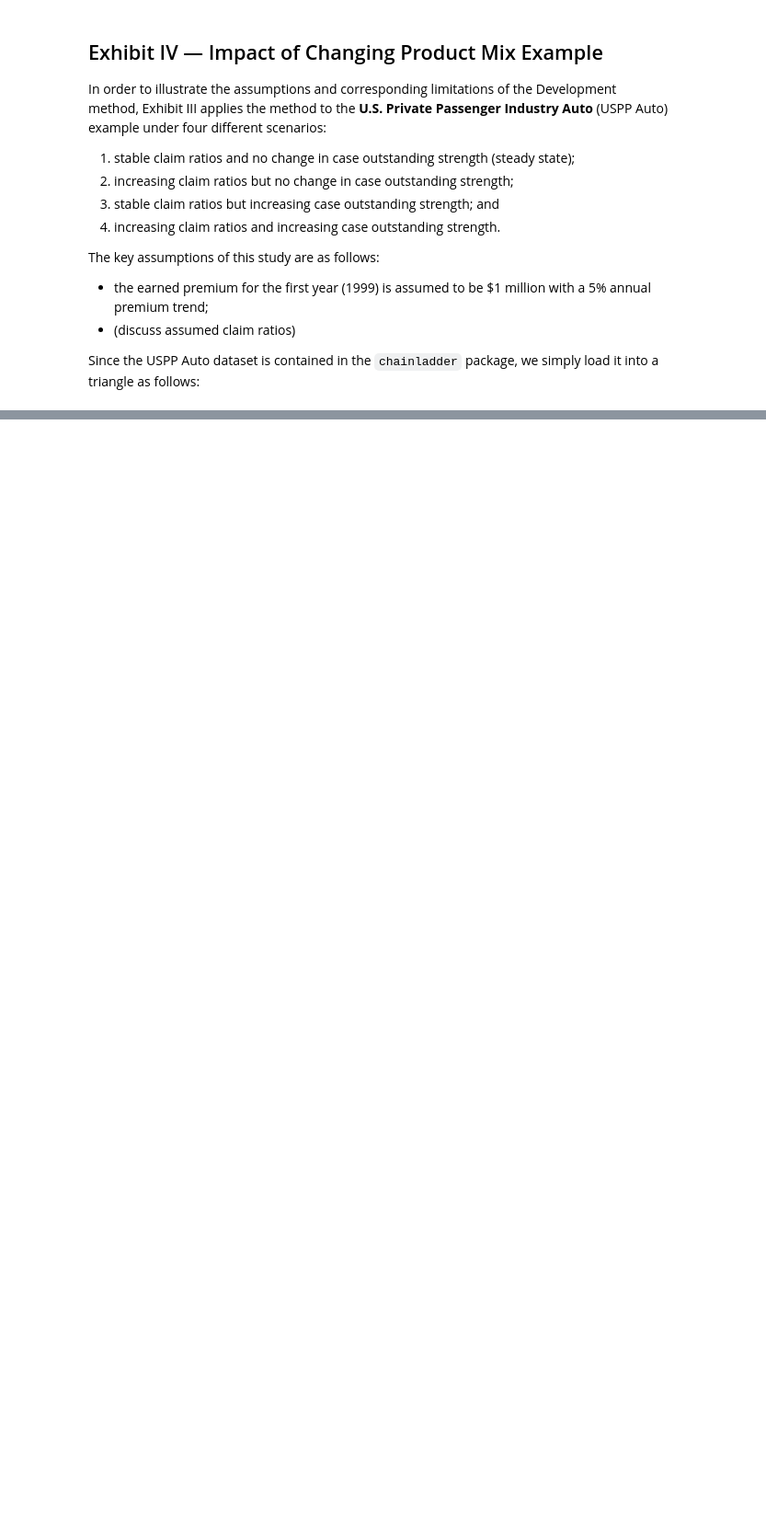
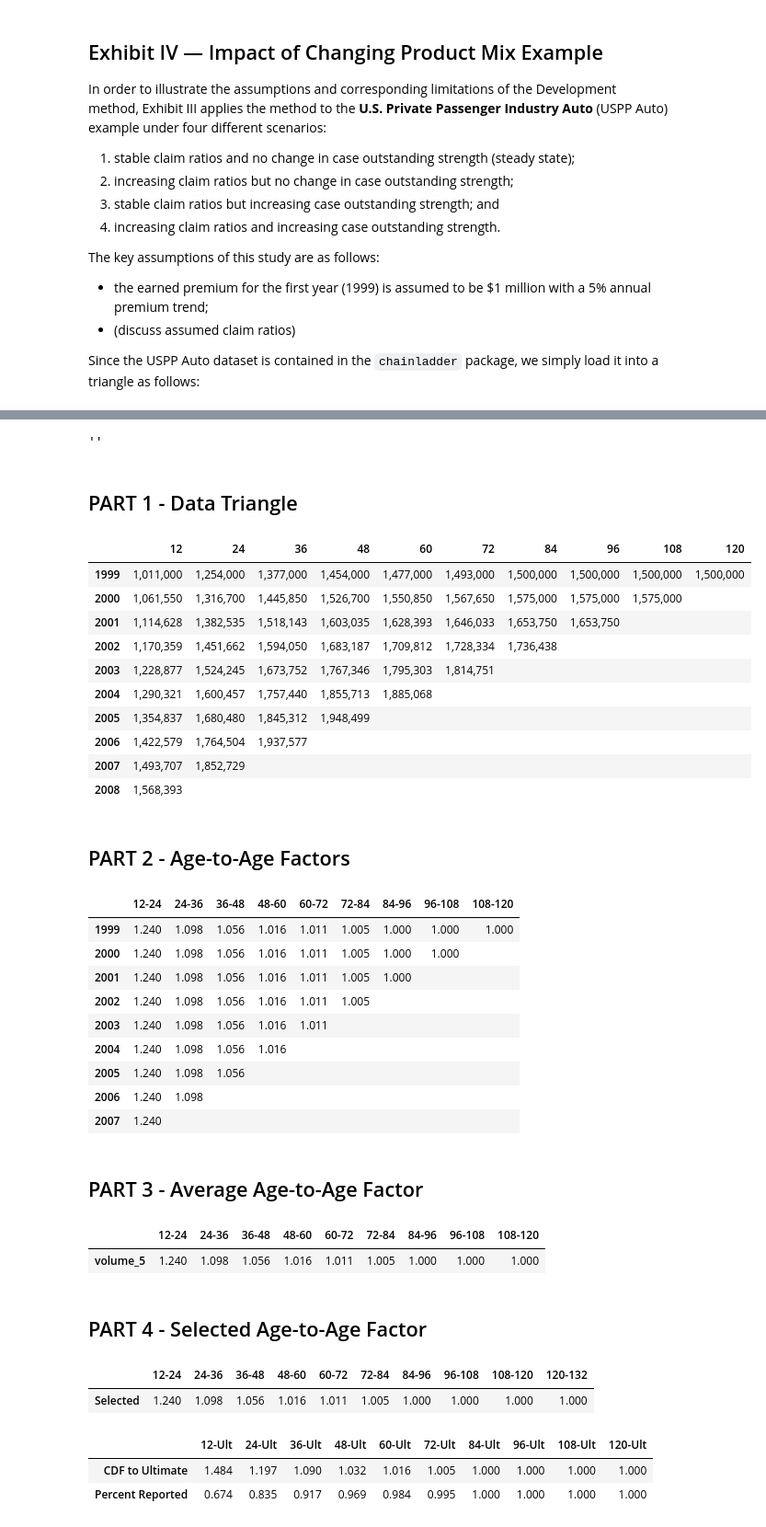
Before and after one commit to casact/chainladder-python, a Jupyter notebook: docs/friedland/chapter_7_part_2.ipynb, the cells around one changed output, grey strips where cells are left out. Shown at 92% size. Cells and saved outputs as stored; diff of their text form; code cells hidden in the pictures; blank space fills up the shorter version.

```diff
--- a/docs/friedland/chapter_7_part_2.ipynb
+++ b/docs/friedland/chapter_7_part_2.ipynb
@@ -782,0 +1083,36 @@ Since the USPP Auto dataset is contained in the `chainladder` package, we simply
+# %%
+_ = dev_exhibit(data.loc["Steady State", "Reported Claims"],avg_params={"volume_5": {'n_periods': 5, 'average': 'volume'}},selected_avg='volume_5',tail=1)
+# %% [output]
+''
+PART 1 - Data Triangle
+|  | 12 | 24 | 36 | 48 | 60 | 72 | 84 | 96 | 108 | 120 |
+| 1999 | 1,011,000 | 1,254,000 | 1,377,000 | 1,454,000 | 1,477,000 | 1,493,000 | 1,500,000 | 1,500,000 | 1,500,000 | 1,500,000 |
+| 2000 | 1,061,550 | 1,316,700 | 1,445,850 | 1,526,700 | 1,550,850 | 1,567,650 | 1,575,000 | 1,575,000 | 1,575,000 |  |
+| 2001 | 1,114,628 | 1,382,535 | 1,518,143 | 1,603,035 | 1,628,393 | 1,646,033 | 1,653,750 | 1,653,750 |  |  |
+| 2002 | 1,170,359 | 1,451,662 | 1,594,050 | 1,683,187 | 1,709,812 | 1,728,334 | 1,736,438 |  |  |  |
+| 2003 | 1,228,877 | 1,524,245 | 1,673,752 | 1,767,346 | 1,795,303 | 1,814,751 |  |  |  |  |
+| 2004 | 1,290,321 | 1,600,457 | 1,757,440 | 1,855,713 | 1,885,068 |  |  |  |  |  |
+| 2005 | 1,354,837 | 1,680,480 | 1,845,312 | 1,948,499 |  |  |  |  |  |  |
+| 2006 | 1,422,579 | 1,764,504 | 1,937,577 |  |  |  |  |  |  |  |
+| 2007 | 1,493,707 | 1,852,729 |  |  |  |  |  |  |  |  |
+| 2008 | 1,568,393 |  |  |  |  |  |  |  |  |  |
+PART 2 - Age-to-Age Factors
+|  | 12-24 | 24-36 | 36-48 | 48-60 | 60-72 | 72-84 | 84-96 | 96-108 | 108-120 |
+| 1999 | 1.240 | 1.098 | 1.056 | 1.016 | 1.011 | 1.005 | 1.000 | 1.000 | 1.000 |
+| 2000 | 1.240 | 1.098 | 1.056 | 1.016 | 1.011 | 1.005 | 1.000 | 1.000 |  |
+| 2001 | 1.240 | 1.098 | 1.056 | 1.016 | 1.011 | 1.005 | 1.000 |  |  |
+| 2002 | 1.240 | 1.098 | 1.056 | 1.016 | 1.011 | 1.005 |  |  |  |
+| 2003 | 1.240 | 1.098 | 1.056 | 1.016 | 1.011 |  |  |  |  |
+| 2004 | 1.240 | 1.098 | 1.056 | 1.016 |  |  |  |  |  |
+| 2005 | 1.240 | 1.098 | 1.056 |  |  |  |  |  |  |
+| 2006 | 1.240 | 1.098 |  |  |  |  |  |  |  |
+| 2007 | 1.240 |  |  |  |  |  |  |  |  |
+PART 3 - Average Age-to-Age Factor
+|  | 12-24 | 24-36 | 36-48 | 48-60 | 60-72 | 72-84 | 84-96 | 96-108 | 108-120 |
+| volume_5 | 1.240 | 1.098 | 1.056 | 1.016 | 1.011 | 1.005 | 1.000 | 1.000 | 1.000 |
+PART 4 - Selected Age-to-Age Factor
+|  | 12-24 | 24-36 | 36-48 | 48-60 | 60-72 | 72-84 | 84-96 | 96-108 | 108-120 | 120-132 |
+| Selected | 1.240 | 1.098 | 1.056 | 1.016 | 1.011 | 1.005 | 1.000 | 1.000 | 1.000 | 1.000 |
+|  | 12-Ult | 24-Ult | 36-Ult | 48-Ult | 60-Ult | 72-Ult | 84-Ult | 96-Ult | 108-Ult | 120-Ult |
+| CDF to Ultimate | 1.484 | 1.197 | 1.090 | 1.032 | 1.016 | 1.005 | 1.000 | 1.000 | 1.000 | 1.000 |
+| Percent Reported | 0.674 | 0.835 | 0.917 | 0.969 | 0.984 | 0.995 | 1.000 | 1.000 | 1.000 | 1.000 |
```
Also changed, not shown: parts of 26 cells of this notebook.
